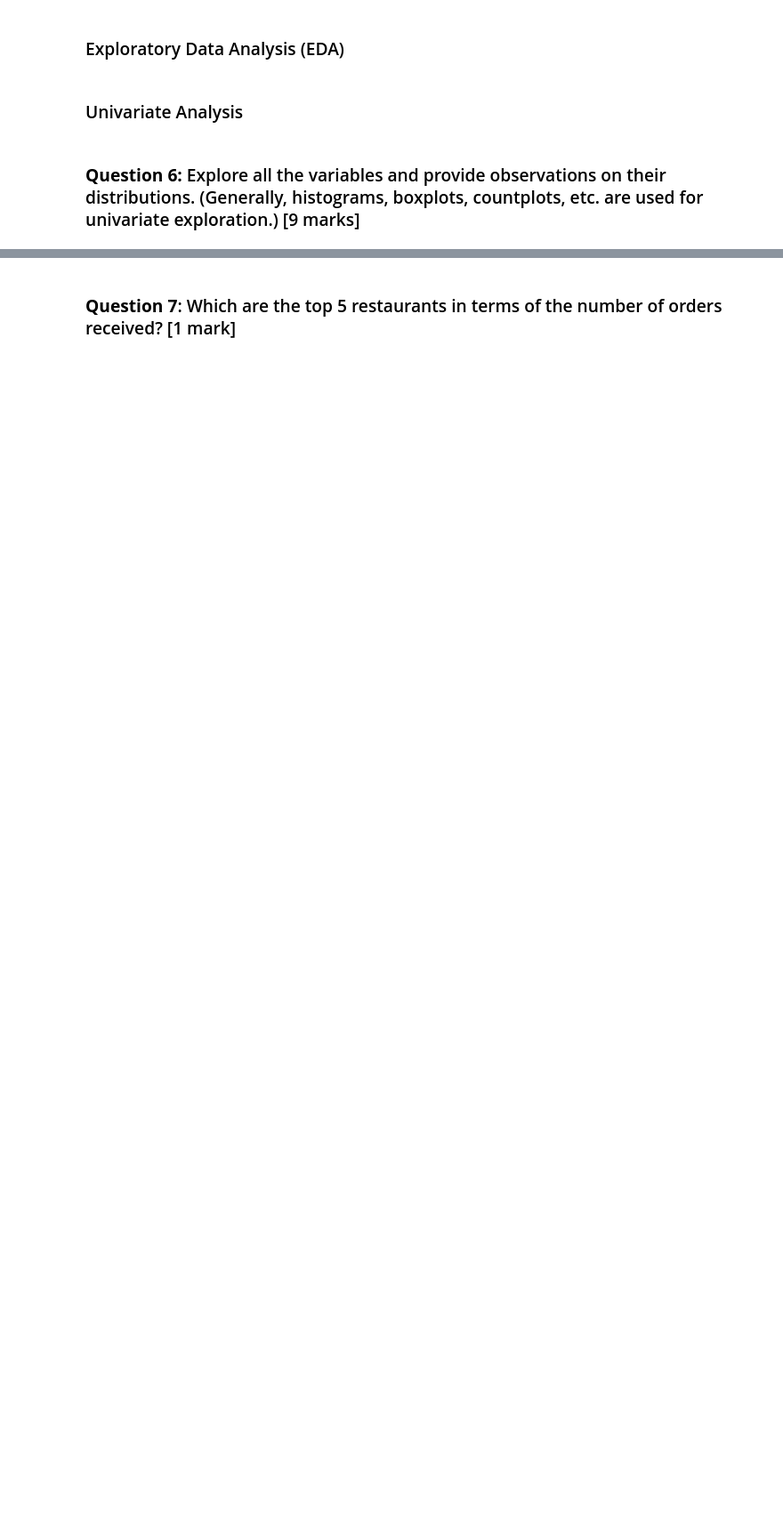
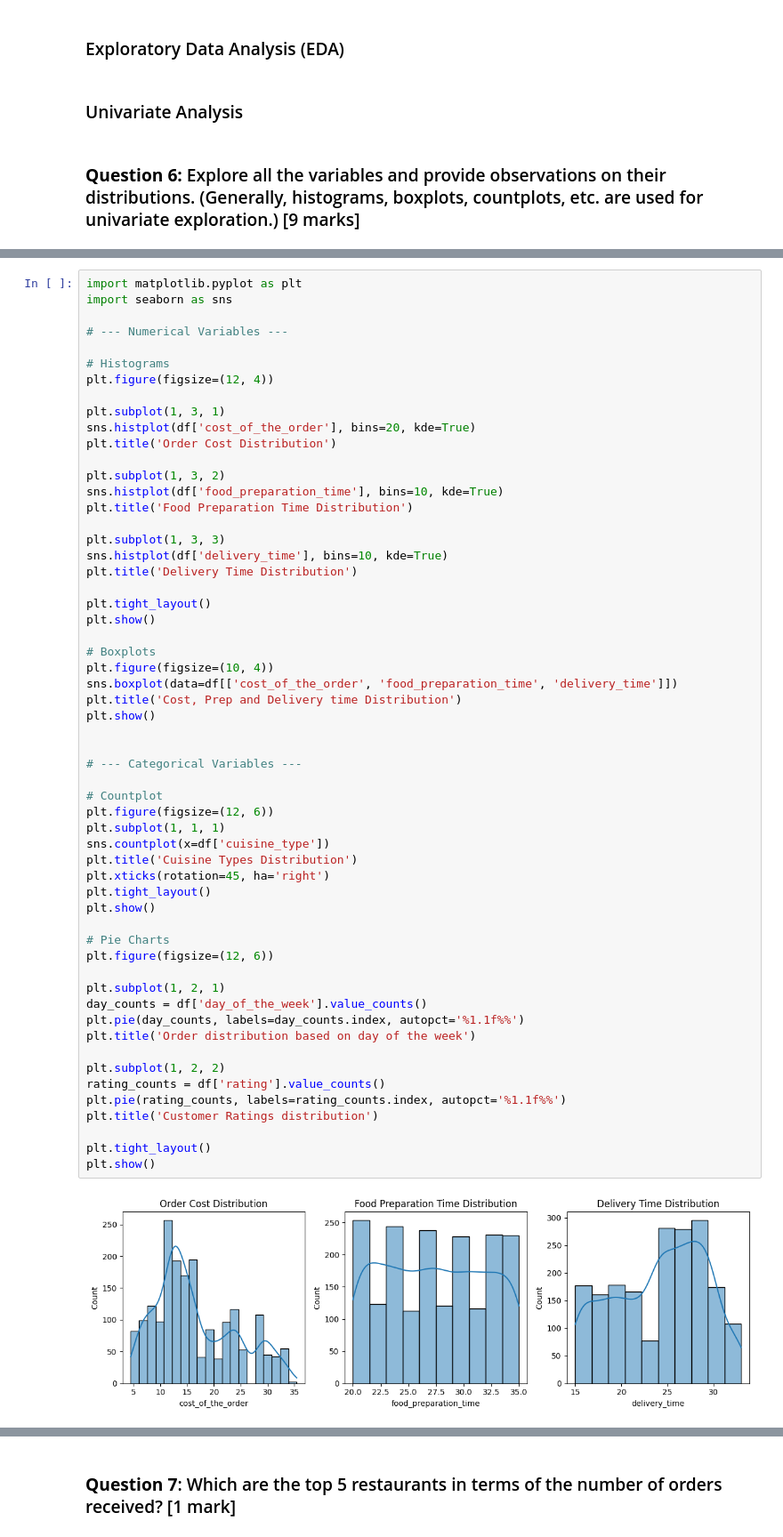
Before and after one commit to hari160389/foodhub, a Jupyter notebook: Learner_Notebook_Full_Code (1).ipynb, the cells around one changed output, grey strips where cells are left out. Shown: that part at 89% size. Saved outputs shown, nothing was run; the diff lists cells and outputs as text; blank space fills up the shorter version.

```diff
--- a/Learner_Notebook_Full_Code (1).ipynb
+++ b/Learner_Notebook_Full_Code (1).ipynb
@@ -190,0 +185,59 @@ Many orders in the FoodHub data (736 out of total) are not rated by customers. T
+# %%
+import matplotlib.pyplot as plt
+import seaborn as sns
+
+# --- Numerical Variables ---
+
+# Histograms
+plt.figure(figsize=(12, 4))
+
+plt.subplot(1, 3, 1)
+sns.histplot(df['cost_of_the_order'], bins=20, kde=True)
+plt.title('Order Cost Distribution')
+
+plt.subplot(1, 3, 2)
+sns.histplot(df['food_preparation_time'], bins=10, kde=True)
+plt.title('Food Preparation Time Distribution')
+
+plt.subplot(1, 3, 3)
+sns.histplot(df['delivery_time'], bins=10, kde=True)
+plt.title('Delivery Time Distribution')
+
+plt.tight_layout()
+plt.show()
+
+# Boxplots
+plt.figure(figsize=(10, 4))
+sns.boxplot(data=df[['cost_of_the_order', 'food_preparation_time', 'delivery_time']])
+plt.title('Cost, Prep and Delivery time Distribution')
+plt.show()
+
+
+# --- Categorical Variables ---
+
+# Countplot
+plt.figure(figsize=(12, 6))
+plt.subplot(1, 1, 1)
+sns.countplot(x=df['cuisine_type'])
+plt.title('Cuisine Types Distribution')
+plt.xticks(rotation=45, ha='right')
+plt.tight_layout()
+plt.show()
+
+# Pie Charts
+plt.figure(figsize=(12, 6))
+
+plt.subplot(1, 2, 1)
+day_counts = df['day_of_the_week'].value_counts()
+plt.pie(day_counts, labels=day_counts.index, autopct='%1.1f%%')
+plt.title('Order distribution based on day of the week')
+
+plt.subplot(1, 2, 2)
+rating_counts = df['rating'].value_counts()
+plt.pie(rating_counts, labels=rating_counts.index, autopct='%1.1f%%')
+plt.title('Customer Ratings distribution')
+
+plt.tight_layout()
+plt.show()
+# %% [output]
+[figure, added]
```
Also changed, not shown: parts of 48 cells of this notebook.
